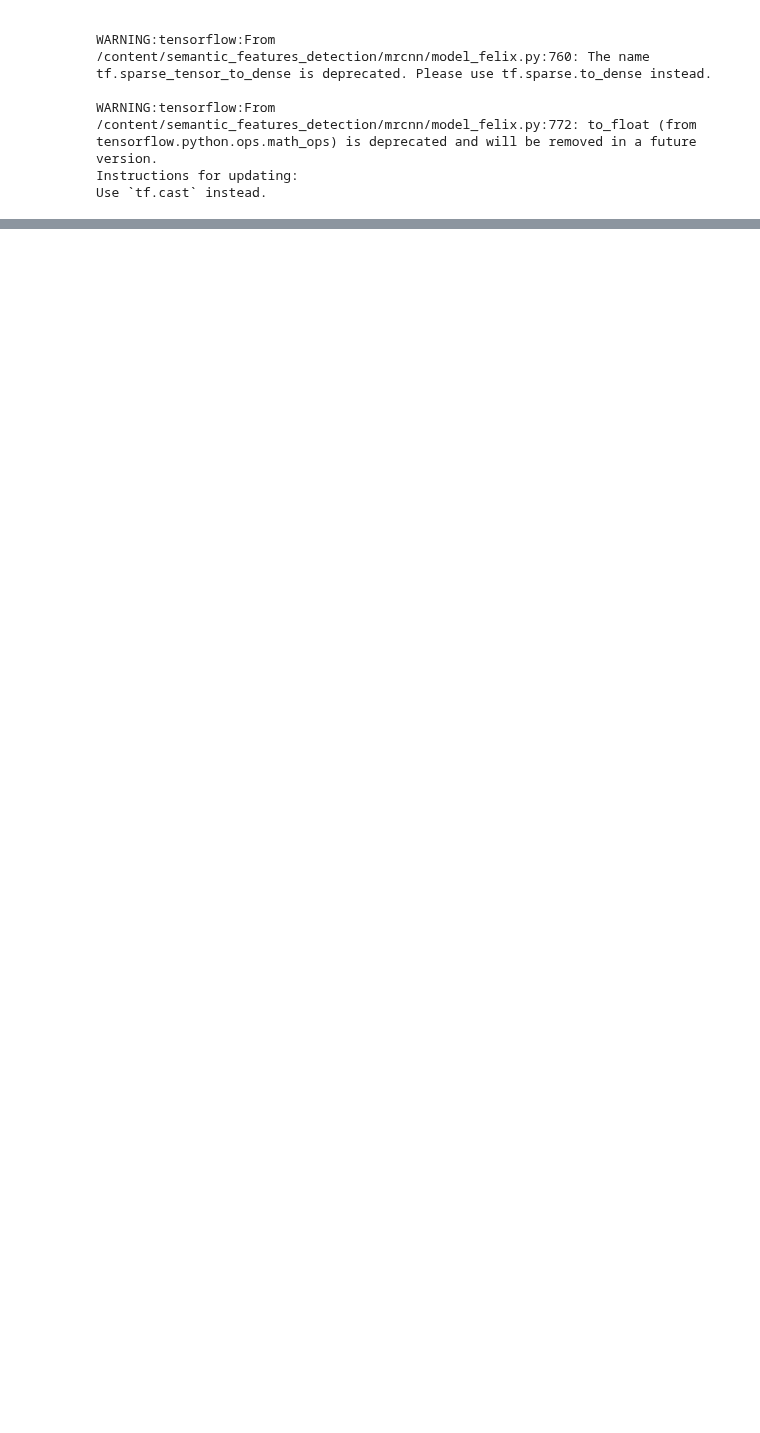
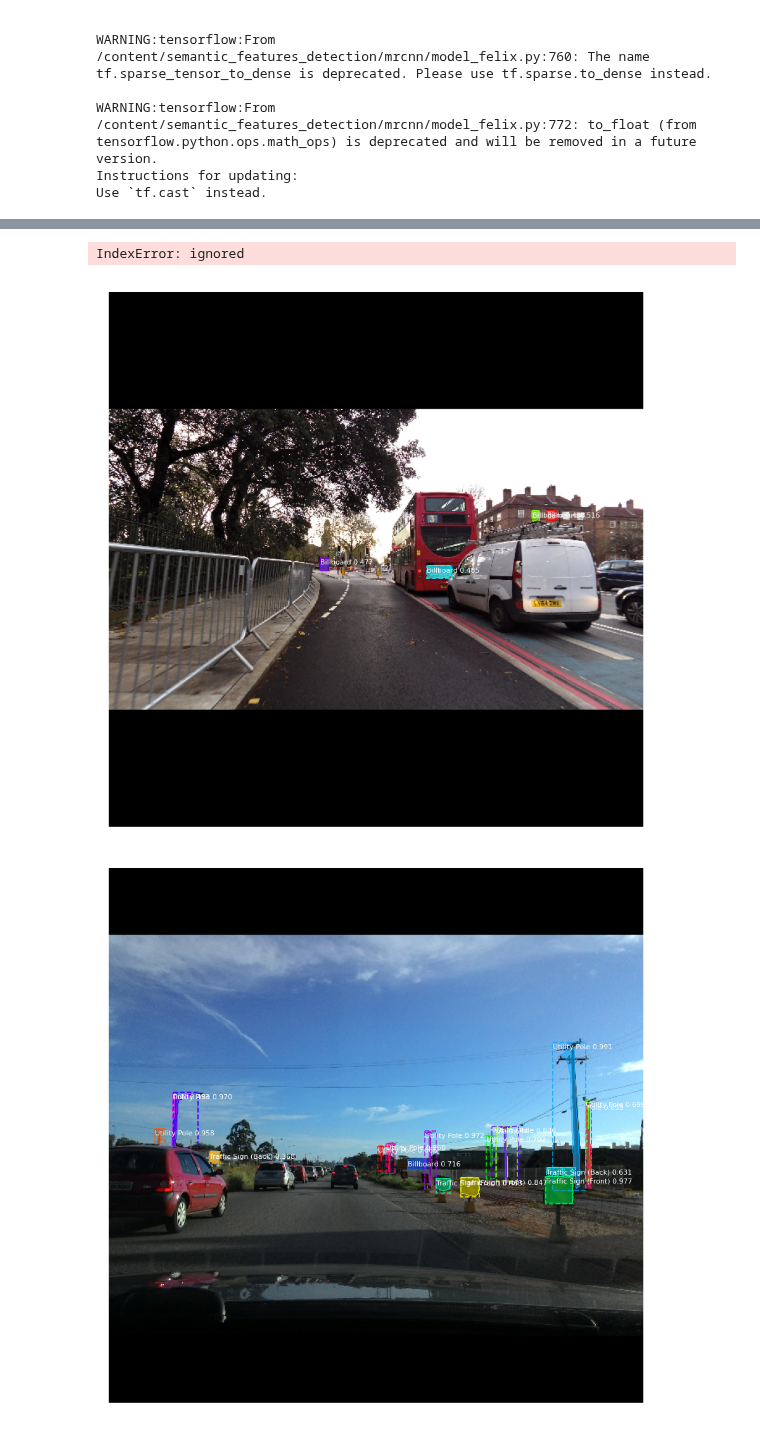
Before and after one commit to juuuuuuuuuu/Semantic-Features, a Jupyter notebook: Mask_R_CNN_testing.ipynb, the cells around one changed output, grey strips where cells are left out. Saved outputs shown, nothing was run; the diff lists cells and outputs as text; code cells hidden in the pictures; blank space fills up the shorter version.

```diff
--- a/Mask_R_CNN_testing.ipynb
+++ b/Mask_R_CNN_testing.ipynb
@@ -199,3 +216,26 @@ WARNING:tensorflow:From /content/semantic_features_detection/mrcnn/model_felix.p
 WARNING:tensorflow:From /content/semantic_features_detection/mrcnn/model_felix.py:772: to_float (from tensorflow.python.ops.math_ops) is deprecated and will be removed in a future version.
 Instructions for updating:
 Use `tf.cast` instead.
+# %%
+image_ids = np.random.choice(dataset_val.image_ids,2)
+class_PMF = np.zeros((len(selected_classes), (len(selected_classes) + 1)))
+for image_id in image_ids:
+    image, image_meta, gt_class_id, gt_bbox, gt_mask =\
+          modellib.load_image_gt(dataset_val, config,
+                                image_id, use_mini_mask=False)
+    results = model.detect([image], verbose=0)
+    r = results[0]
+    visualize.display_instances(image, boxes=r['rois'], masks=r['masks'], class_ids=r['class_ids'], class_names=dataset_val.class_names[1:], scores=r['scores'])
+    gt_match, pred_match, overlaps = utils.compute_matches(gt_boxes=gt_bbox, gt_class_ids=gt_class_id, gt_masks=gt_mask, pred_boxes=r['rois'],
+                          pred_class_ids=r['class_ids'], pred_scores=r['scores'], pred_masks=r['masks'], iou_threshold=0.5)
+    print(gt_class_id)
+    print(gt_match)
+    for i, matched_pred in enumerate(gt_match):
+        if matched_pred == -1:
+            class_PMF[gt_class_id[i], 0] += 1
+        else:
+            class_PMF[gt_class_id[i], matched_pred] += 1
+for i, class_Pr in enumerate(class_PMF):
+    class_PMF[i,:] = class_PMF[i,:]/class_Pr.sum()
+    print(class_Pr)
+# %% [output]
@@ -202,3 +248,6 @@ Use `tf.cast` instead.
+IndexError: ignored
+[figure, added]
+[figure, added]
 # %%
 # def compute_batch_ap(image_ids):
 #     APs = []
```
Also changed, not shown: parts of 8 cells of this notebook.
